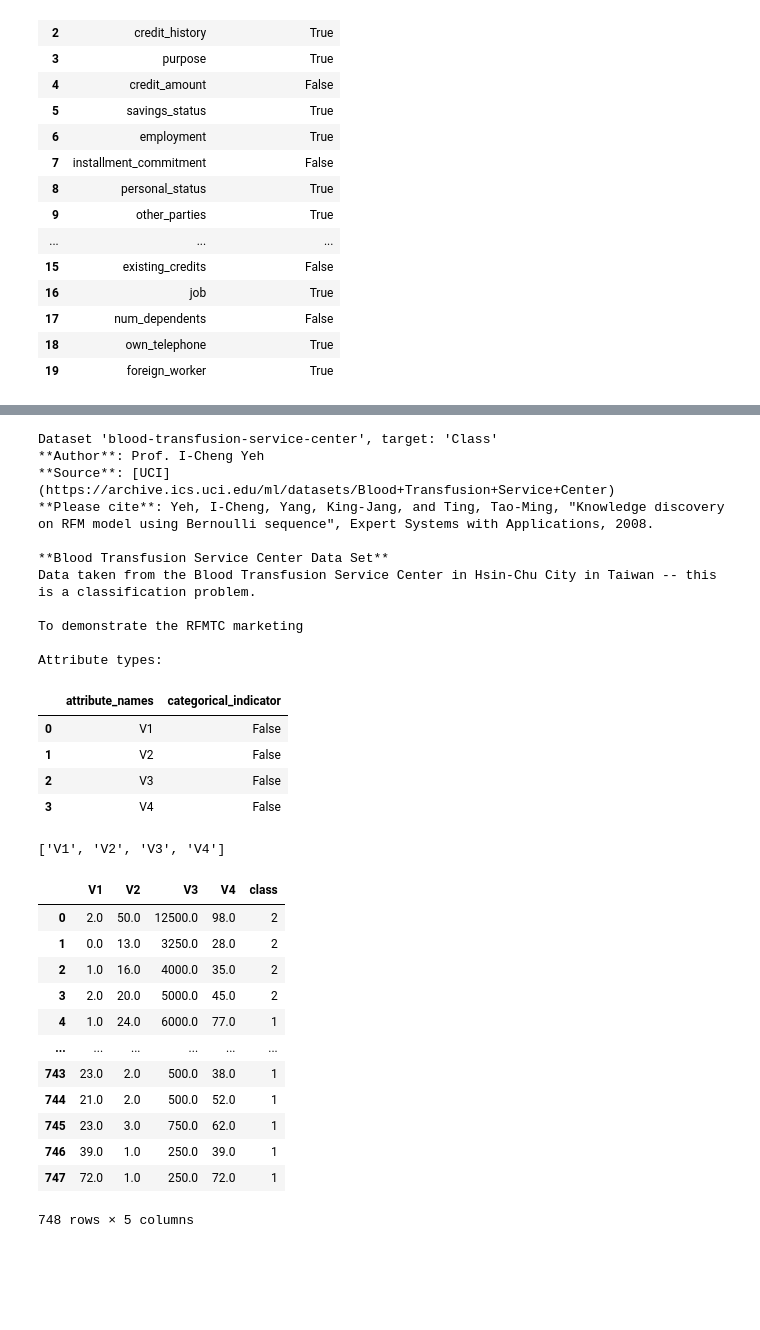
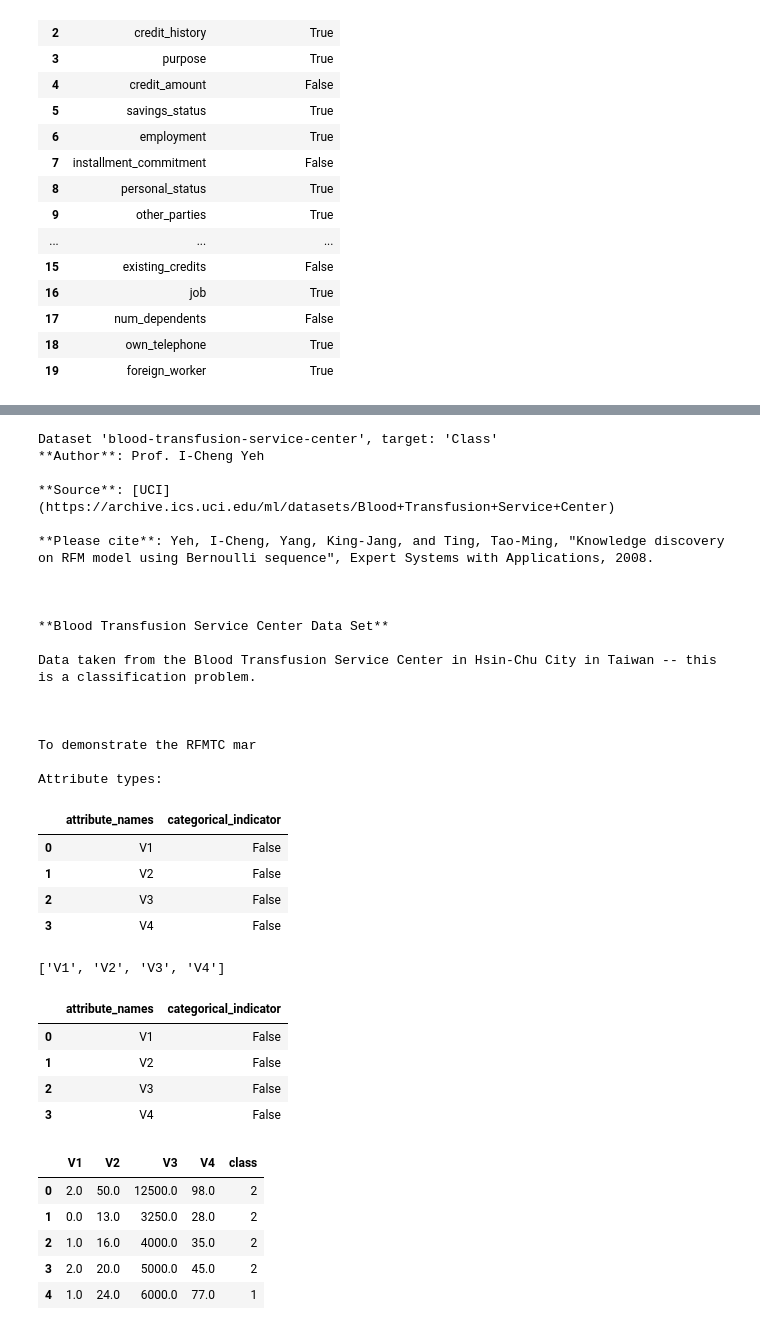
Before and after one commit to SharmaRupali/jenga, a Jupyter notebook: experimental_setup.ipynb, the cells around one changed output, grey strips where cells are left out. Drawn from its saved outputs; the diff is of its cells as text; code cells hidden in the pictures; blank space fills up the shorter version.

```diff
--- a/experimental_setup.ipynb
+++ b/experimental_setup.ipynb
@@ -281,36 +302,42 @@ Attribute types:
 # %%
 ## test blood-transfusion-service-center dataset (openML)
-all_data_bloodtransfusion, attribute_names_bloodtransfusion = get_alldata("blood-transfusion-service-center")
+all_data_bloodtransfusion, attribute_names_bloodtransfusion, attribute_types_bloodtransfusion = get_alldata("blood-transfusion-service-center")
 print(attribute_names_bloodtransfusion)
-all_data_bloodtransfusion
+display(attribute_types_bloodtransfusion)
+all_data_bloodtransfusion.head()
 # %% [output]
 Dataset 'blood-transfusion-service-center', target: 'Class'
 **Author**: Prof. I-Cheng Yeh
+
 **Source**: [UCI](https://archive.ics.uci.edu/ml/datasets/Blood+Transfusion+Service+Center)
+
 **Please cite**: Yeh, I-Cheng, Yang, King-Jang, and Ting, Tao-Ming, "Knowledge discovery on RFM model using Bernoulli sequence", Expert Systems with Applications, 2008.
 
+
+
 **Blood Transfusion Service Center Data Set**
+
 Data taken from the Blood Transfusion Service Center in Hsin-Chu City in Taiwan -- this is a classification problem.
 
-To demonstrate the RFMTC marketing
+
+
+To demonstrate the RFMTC mar
 
 Attribute types:
 |  | attribute_names | categorical_indicator |
 | 0 | V1 | False |
 | 1 | V2 | False |
 | 2 | V3 | False |
 | 3 | V4 | False |
 ['V1', 'V2', 'V3', 'V4']
-|  | V1 | V2 | V3 | V4 | class |
-| 0 | 2.0 | 50.0 | 12500.0 | 98.0 | 2 |
-| 1 | 0.0 | 13.0 | 3250.0 | 28.0 | 2 |
-| 2 | 1.0 | 16.0 | 4000.0 | 35.0 | 2 |
-| 3 | 2.0 | 20.0 | 5000.0 | 45.0 | 2 |
-| 4 | 1.0 | 24.0 | 6000.0 | 77.0 | 1 |
-| ... | ... | ... | ... | ... | ... |
-| 743 | 23.0 | 2.0 | 500.0 | 38.0 | 1 |
-| 744 | 21.0 | 2.0 | 500.0 | 52.0 | 1 |
-| 745 | 23.0 | 3.0 | 750.0 | 62.0 | 1 |
-| 746 | 39.0 | 1.0 | 250.0 | 39.0 | 1 |
-| 747 | 72.0 | 1.0 | 250.0 | 72.0 | 1 |
+|  | attribute_names | categorical_indicator |
+| 0 | V1 | False |
+| 1 | V2 | False |
+| 2 | V3 | False |
+| 3 | V4 | False |
-748 rows × 5 columns
+|  | V1 | V2 | V3 | V4 | class |
+| 0 | 2.0 | 50.0 | 12500.0 | 98.0 | 2 |
+| 1 | 0.0 | 13.0 | 3250.0 | 28.0 | 2 |
+| 2 | 1.0 | 16.0 | 4000.0 | 35.0 | 2 |
+| 3 | 2.0 | 20.0 | 5000.0 | 45.0 | 2 |
+| 4 | 1.0 | 24.0 | 6000.0 | 77.0 | 1 |
```
Also changed, not shown: parts of 9 cells of this notebook.
